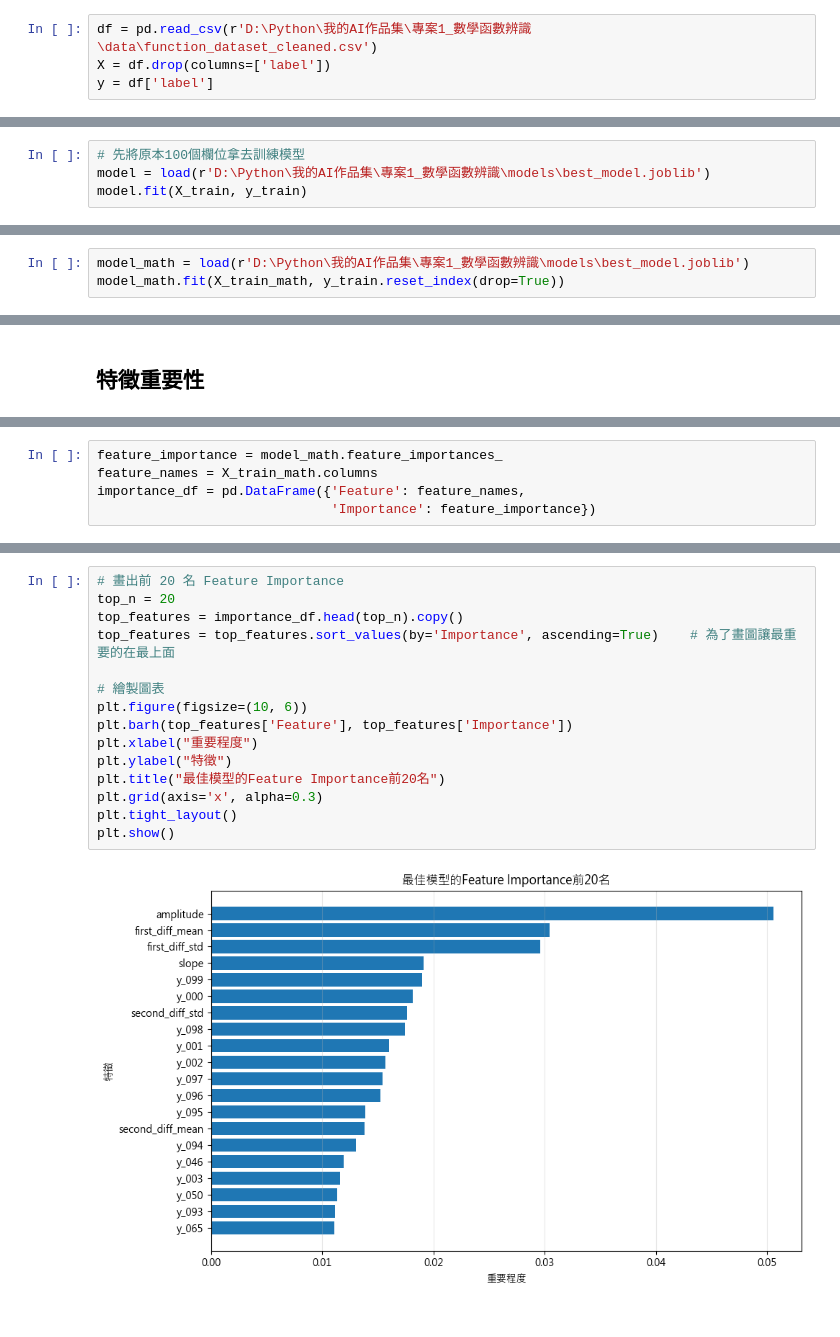
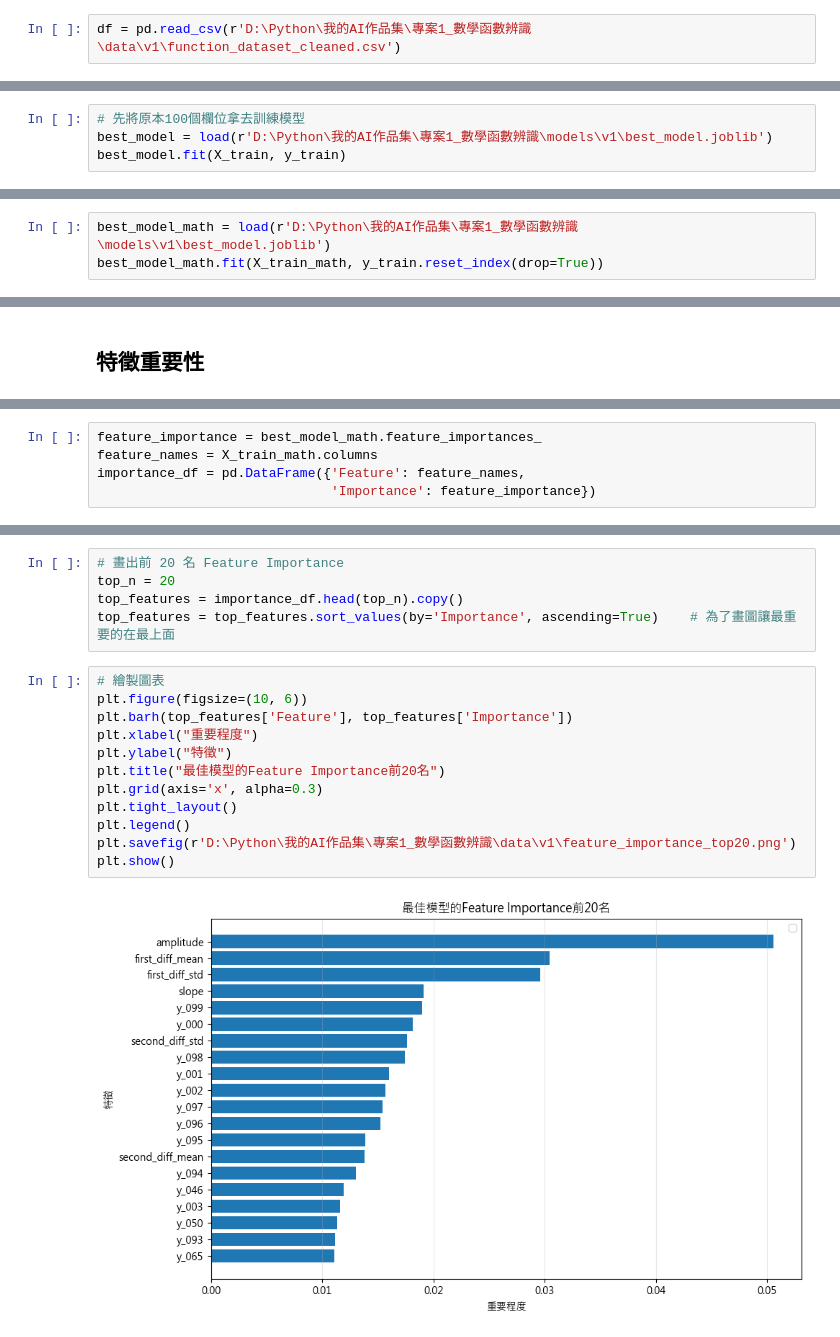
Before and after one commit to Charlie3469/mathematical-function-classifier, a Jupyter notebook: notebooks/05_features.ipynb, the cells around one changed output, grey strips where cells are left out. Cells and saved outputs as stored; diff of their text form.

```diff
--- a/notebooks/05_features.ipynb
+++ b/notebooks/05_features.ipynb
@@ -11,4 +9,2 @@ from sklearn.metrics import accuracy_score, classification_report, confusion_mat
 # %%
-df = pd.read_csv(r'D:\Python\我的AI作品集\專案1_數學函數辨識\data\function_dataset_cleaned.csv')
-X = df.drop(columns=['label'])
-y = df['label']
+df = pd.read_csv(r'D:\Python\我的AI作品集\專案1_數學函數辨識\data\v1\function_dataset_cleaned.csv')
@@ -17,7 +18,7 @@ X_train, X_test, y_train, y_test = train_test_split(X, y, test_size=0.2, random_
 # %%
 # 先將原本100個欄位拿去訓練模型
-model = load(r'D:\Python\我的AI作品集\專案1_數學函數辨識\models\best_model.joblib')
-model.fit(X_train, y_train)
+best_model = load(r'D:\Python\我的AI作品集\專案1_數學函數辨識\models\v1\best_model.joblib')
+best_model.fit(X_train, y_train)
 # %% [output]
 RandomForestClassifier(random_state=10)
 # %%
@@ -341,8 +331,8 @@ print(f"標準化之後的標準差:\n{X_train_math_scaled.std(axis=0)}")
 # %% [markdown]
 ### 將結合後的數據再訓練模型一次
 # %%
-model_math = load(r'D:\Python\我的AI作品集\專案1_數學函數辨識\models\best_model.joblib')
-model_math.fit(X_train_math, y_train.reset_index(drop=True))
+best_model_math = load(r'D:\Python\我的AI作品集\專案1_數學函數辨識\models\v1\best_model.joblib')
+best_model_math.fit(X_train_math, y_train.reset_index(drop=True))
 # %% [output]
 RandomForestClassifier(random_state=10)
 # %%
@@ -410,5 +405,5 @@ plt.rcParams["axes.unicode_minus"] = False
 # %%
-feature_importance = model_math.feature_importances_
+feature_importance = best_model_math.feature_importances_
 feature_names = X_train_math.columns
 importance_df = pd.DataFrame({'Feature': feature_names,
                               'Importance': feature_importance})
@@ -474,15 +466,17 @@ print(f"最重要的數學特徵: {most_important_math['Feature']} ({most_import
 top_n = 20
 top_features = importance_df.head(top_n).copy()
 top_features = top_features.sort_values(by='Importance', ascending=True)    # 為了畫圖讓最重要的在最上面
-
-# 繪製圖表
-plt.figure(figsize=(10, 6))
-plt.barh(top_features['Feature'], top_features['Importance'])
-plt.xlabel("重要程度")
-plt.ylabel("特徵")
-plt.title("最佳模型的Feature Importance前20名")
-plt.grid(axis='x', alpha=0.3)
-plt.tight_layout()
-plt.show()
-# %% [output]
-[figure, removed]
+# %%
+# 繪製圖表
+plt.figure(figsize=(10, 6))
+plt.barh(top_features['Feature'], top_features['Importance'])
+plt.xlabel("重要程度")
+plt.ylabel("特徵")
+plt.title("最佳模型的Feature Importance前20名")
+plt.grid(axis='x', alpha=0.3)
+plt.tight_layout()
+plt.legend()
+plt.savefig(r'D:\Python\我的AI作品集\專案1_數學函數辨識\data\v1\feature_importance_top20.png')
+plt.show()
+# %% [output]
+[figure, added]
```
Also changed, not shown: parts of 48 cells of this notebook, 6 other files.
